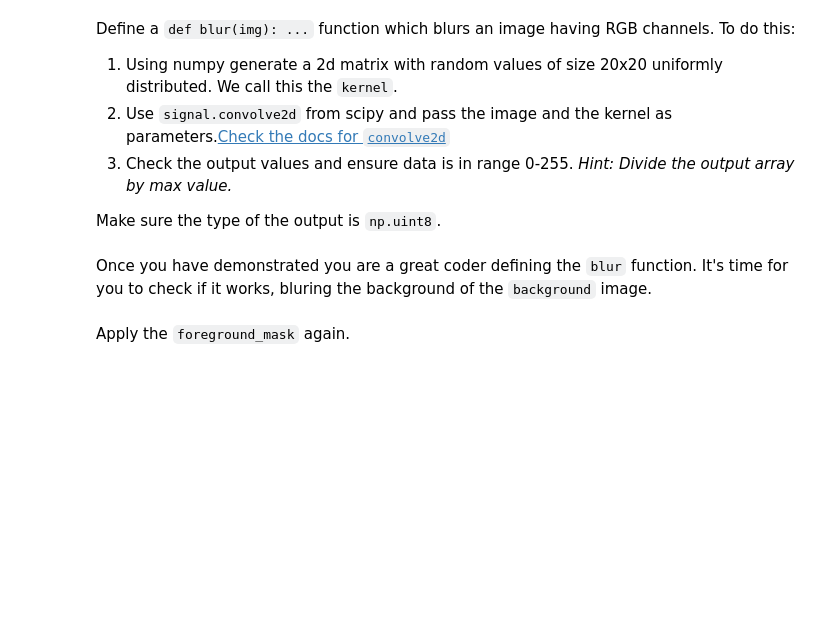
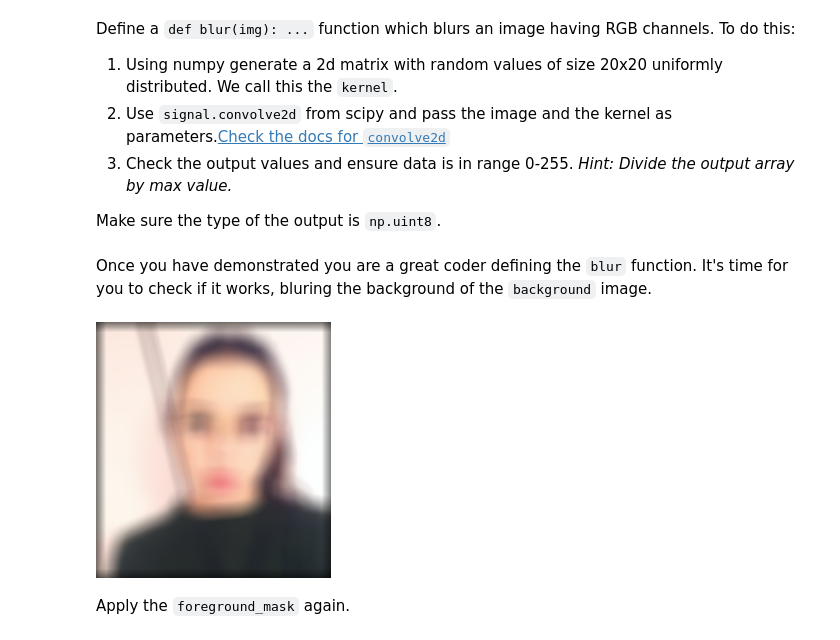
Before and after one commit to bmedm/lab-image-segmentation, a Jupyter notebook: main.ipynb, the cells around one changed output. Saved outputs shown, nothing was run; the diff lists cells and outputs as text; code cells hidden in the pictures; blank space fills up the shorter version.

```diff
--- a/main.ipynb
+++ b/main.ipynb
@@ -175,6 +175,6 @@ Now you must use `signal.convolve2d` from scipy and pass the array image (`back_
 *Hint: use mode='same' in order to get an array with the same size as the input one.*
 # %%
 # Your code here
-conv=signal.convolve2d(back_np, kernel, mode='same')
+conv=scipy.signal.convolve2d(back_np, kernel, mode='same')
 conv
 # %% [output]
@@ -226,6 +224,22 @@ Make sure the type of the output is `np.uint8`.
+# %%
+# Your code here
+def blur(img):
+    shapes=[]
+    image_arr=np.array(img)
+    kernel=np.random.random((20,20))
+    for c in range(3):
+        conv=scipy.signal.convolve2d(image_arr[:,:,c],kernel,mode="same")
+        conv=(((conv)/np.max(conv))*255).astype("uint8")
+        shapes.append(conv)
+    return np.stack(shapes,axis=2)
 # %% [markdown]
 Once you have demonstrated you are a great coder defining the `blur` function. It's time for you to check if it works, bluring the background of the `background` image.
 # %%
 # Your code here
+blurback=blur(im)
+imgblur=Image.fromarray(blurback)
+imgblur
+# %% [output]
+[figure, added]
 # %% [markdown]
 Apply the `foreground_mask` again.
```
Also changed, not shown: parts of 7 cells of this notebook.
